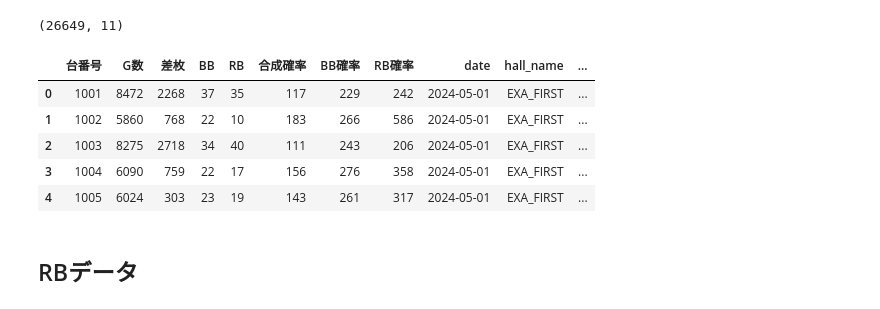
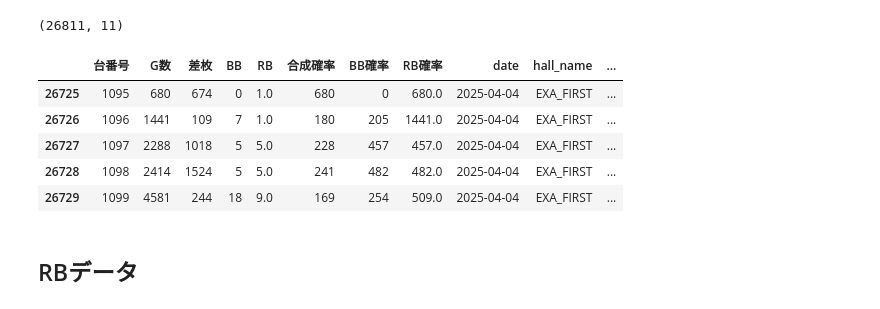
Before and after one commit to akmiccom/dataOnline, a Jupyter notebook: notebook/test_pandas.ipynb, the cells around one changed output. Cells and saved outputs as stored; diff of their text form; code cells hidden in the pictures.

```diff
--- a/notebook/test_pandas.ipynb
+++ b/notebook/test_pandas.ipynb
@@ -39,7 +39,7 @@ for csv_file in csv_files:
 # すべてのデータを結合したい場合
 if dataframes:
     df = pd.concat(dataframes, ignore_index=True)
-df.to_csv('../analysis_data.csv', index=False)
+df.to_csv('../EXA_FIRST_analysis_data.csv', index=False)
 df.shape
 # %% [output]
-(26649, 11)
+(26811, 11)
@@ -127,12 +78,12 @@ df = clean_slot_data(df)
 # %%
-df.head()
+df.tail()
 # %% [output]
 |  | 台番号 | G数 | 差枚 | BB | RB | 合成確率 | BB確率 | RB確率 | date | hall_name | ... |
-| 0 | 1001 | 8472 | 2268 | 37 | 35 | 117 | 229 | 242 | 2024-05-01 | EXA_FIRST | ... |
-| 1 | 1002 | 5860 | 768 | 22 | 10 | 183 | 266 | 586 | 2024-05-01 | EXA_FIRST | ... |
-| 2 | 1003 | 8275 | 2718 | 34 | 40 | 111 | 243 | 206 | 2024-05-01 | EXA_FIRST | ... |
-| 3 | 1004 | 6090 | 759 | 22 | 17 | 156 | 276 | 358 | 2024-05-01 | EXA_FIRST | ... |
-| 4 | 1005 | 6024 | 303 | 23 | 19 | 143 | 261 | 317 | 2024-05-01 | EXA_FIRST | ... |
+| 26725 | 1095 | 680 | 674 | 0 | 1.0 | 680 | 0 | 680.0 | 2025-04-04 | EXA_FIRST | ... |
+| 26726 | 1096 | 1441 | 109 | 7 | 1.0 | 180 | 205 | 1441.0 | 2025-04-04 | EXA_FIRST | ... |
+| 26727 | 1097 | 2288 | 1018 | 5 | 5.0 | 228 | 457 | 457.0 | 2025-04-04 | EXA_FIRST | ... |
+| 26728 | 1098 | 2414 | 1524 | 5 | 5.0 | 241 | 482 | 482.0 | 2025-04-04 | EXA_FIRST | ... |
+| 26729 | 1099 | 4581 | 244 | 18 | 9.0 | 169 | 254 | 509.0 | 2025-04-04 | EXA_FIRST | ... |
 # %% [markdown]
 ## RBデータ
 # %%
```
Also changed, not shown: parts of 3 cells of this notebook, 49 other files.
